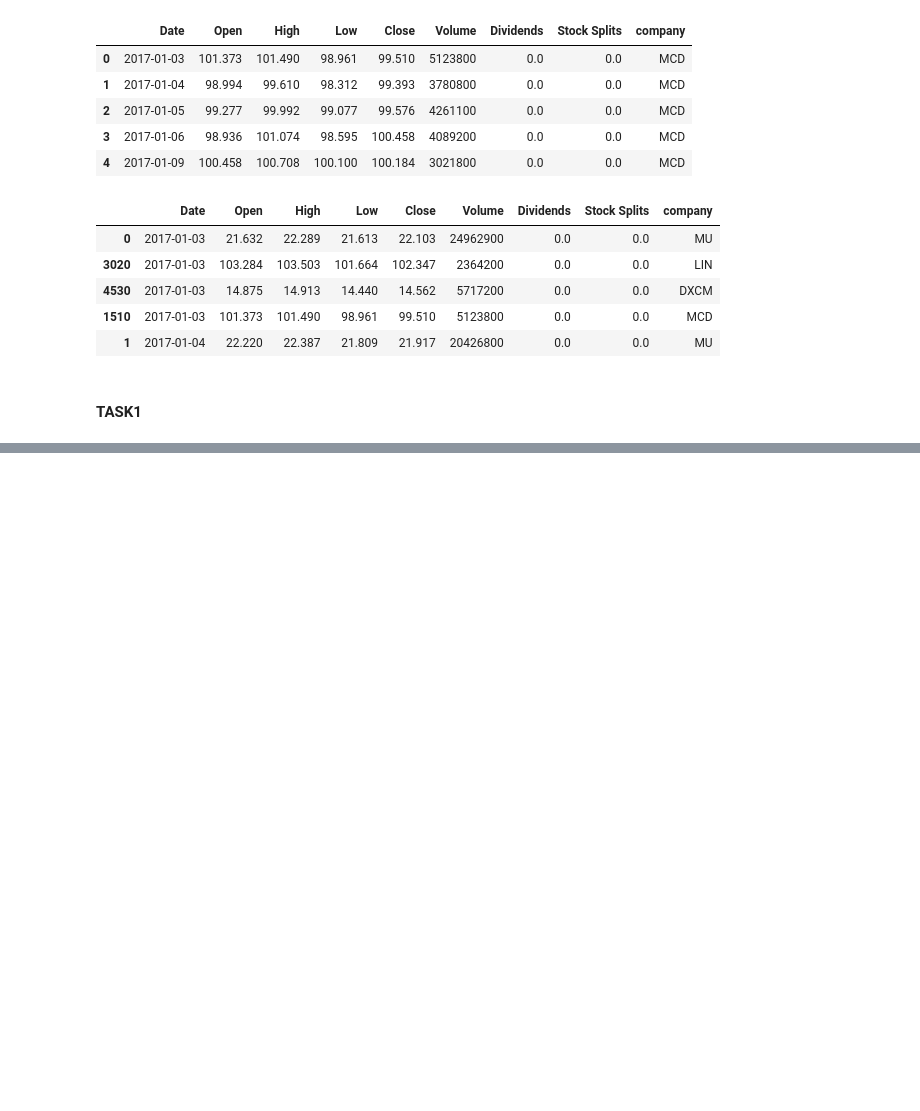
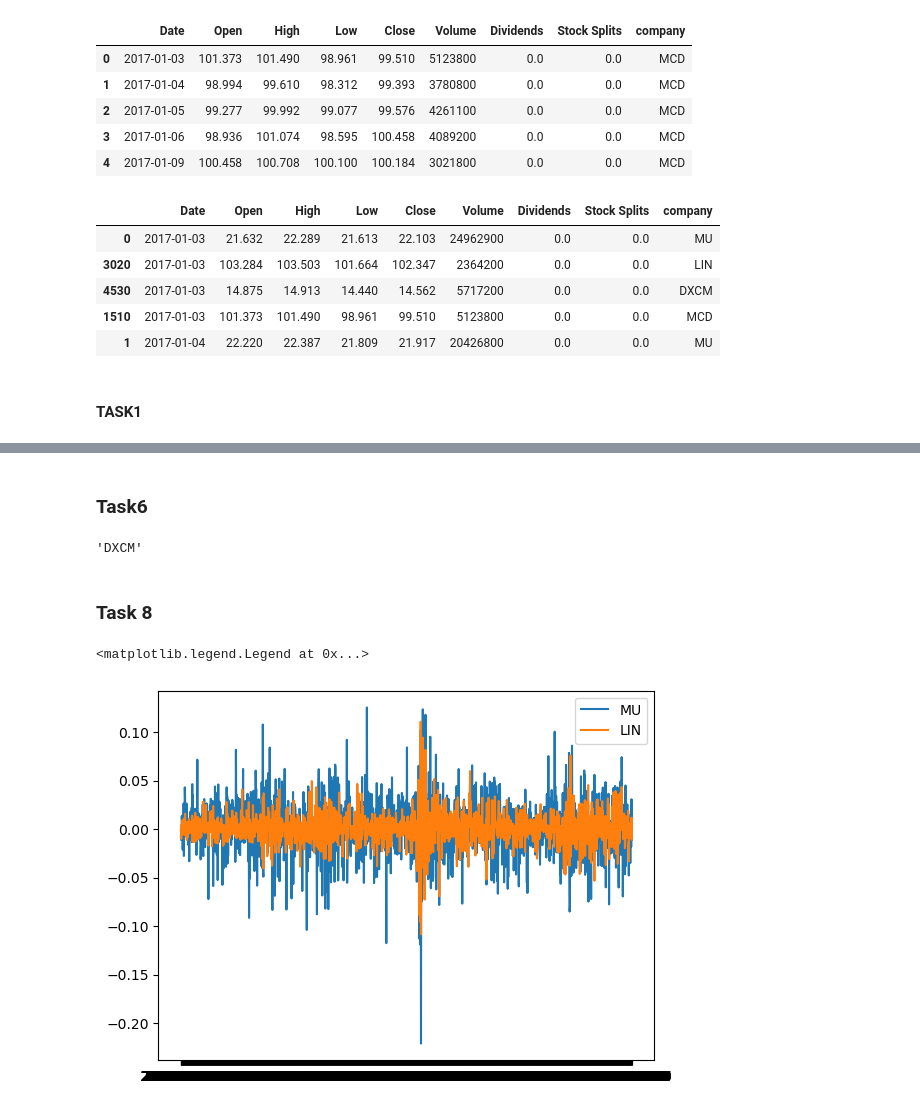
Before and after one commit to abrichackova/Midterm, a Jupyter notebook: Midterm_solution.ipynb, the cells around one changed output, grey strips where cells are left out. Drawn from its saved outputs; the diff is of its cells as text; code cells hidden in the pictures; blank space fills up the shorter version.

```diff
--- a/Midterm_solution.ipynb
+++ b/Midterm_solution.ipynb
@@ -71,0 +101,4 @@ df_merged.head()
+# %%
+df_merged['close_lag']=df_merged.groupby('company')['Close'].shift(1)
+df_merged['log_returns'] = np.log(df_merged['Close'] / df_merged['close_lag'])
+df_merged.head()
@@ -71,0 +161,20 @@ df_merged.head()
+# %% [markdown]
+### Task6
+# %%
+df_merged.groupby('company')['log_returns'].sum().idxmax()
+# %% [output]
+'DXCM'
+# %% [markdown]
+### Task 8
+# %%
+#a
+MU_plot=df_merged[df_merged['company']=='MU']
+LIN_plot=df_merged[df_merged['company']=='LIN']
+
+
+plt.plot(MU_plot['Date'],MU_plot['log_returns'], label='MU')
+plt.plot(LIN_plot['Date'],LIN_plot['log_returns'], label='LIN')
+plt.legend()
+# %% [output]
+<matplotlib.legend.Legend at 0x...>
+[figure, added]
```
Also changed, not shown: parts of 32 cells of this notebook.
